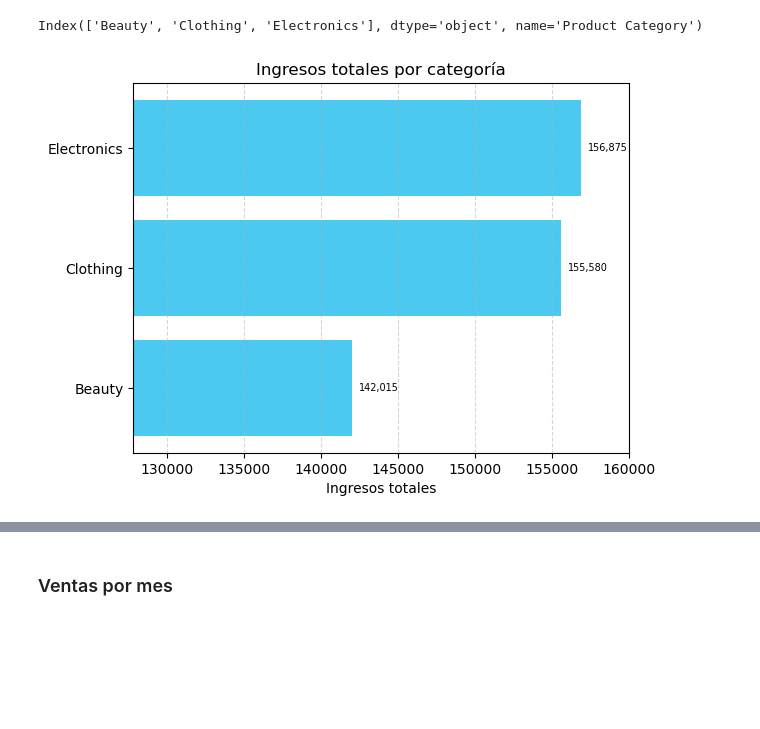
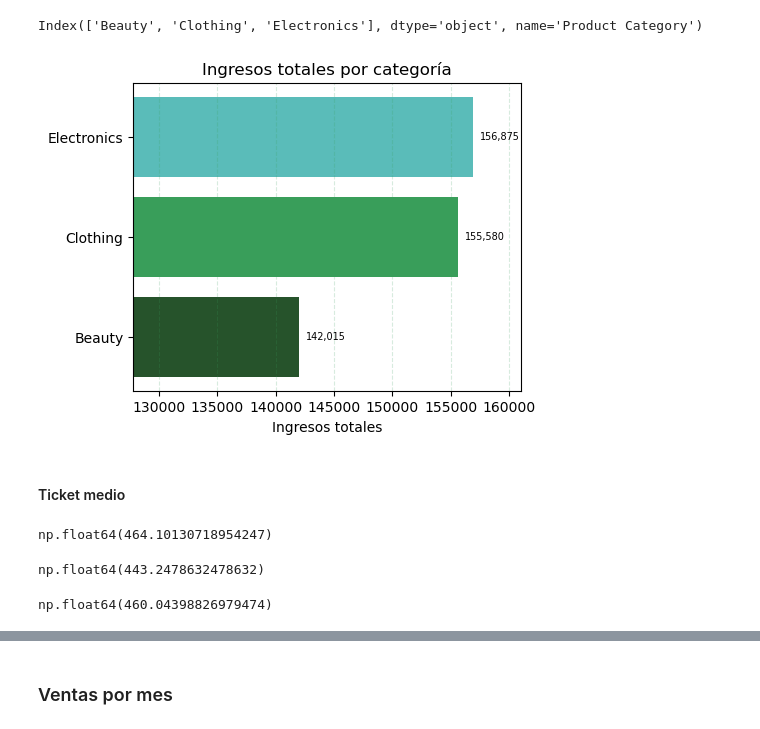
Before and after one commit to Jaumeesoleer/retail-analysis, a Jupyter notebook: notebooks/eda.ipynb, the cells around one changed output, grey strips where cells are left out. Cells and saved outputs as stored; diff of their text form; code cells hidden in the pictures; blank space fills up the shorter version.

```diff
--- a/notebooks/eda.ipynb
+++ b/notebooks/eda.ipynb
@@ -26,8 +28,8 @@ df['Product Category'].unique()
 # %% [output]
 array(['Beauty', 'Clothing', 'Electronics'], dtype=object)
 # %%
-categories_revenue = df.groupby(['Product Category'])['Total Amount'].sum().to_frame()
-categories_revenue
+category_df = df.groupby(['Product Category'])['Total Amount'].sum().to_frame()
+category_df
 # %% [output]
 |  | Total Amount |
 | Product Category |  |
@@ -39,22 +41,39 @@ categories_revenue.index
 # %% [output]
 Index(['Beauty', 'Clothing', 'Electronics'], dtype='object', name='Product Category')
 # %%
-y_pos = np.arange(len(categories_revenue.index))
-left_lim = categories_revenue['Total Amount'].min() * 0.9
-right_lim = 160000
-fig, ax = plt.subplots()
+y_pos = np.arange(len(category_df.index))
+left_lim = category_df['Total Amount'].min() * 0.9
+right_lim = 161000
+fig, ax = plt.subplots(figsize=(5,4))
 barh = ax.barh(
     y_pos,
-    categories_revenue['Total Amount'],
-    color = '#4CC9F0',
+    category_df['Total Amount'],
+    color = ['#26532B', '#399E5A', '#5ABCB9'],
     align = 'center'
 )
-ax.set_yticks(y_pos, labels = categories_revenue.index)
+ax.set_yticks(y_pos, labels = category_df.index)
 ax.set_xlim(left = left_lim, right = right_lim)
-ax.grid(axis='x', linestyle='--', alpha=0.5)
+ax.grid(axis='x', linestyle='--', alpha=0.2,  color = '#399E5A')
 ax.bar_label(barh, fmt='{:,.0f}', padding=5, fontsize=7)
 ax.set_xlabel('Ingresos totales')
 ax.set_title('Ingresos totales por categoría')
 plt.show()
 # %% [output]
-[figure, old version]
+[figure, new version]
+# %% [markdown]
+#### Ticket medio
+# %%
+beauty = df[df['Product Category'] == 'Beauty']
+beauty['Total Amount'].mean()
+# %% [output]
+np.float64(464.10130718954247)
+# %%
+clothing = df[df['Product Category'] == 'Clothing']
+clothing['Total Amount'].mean()
+# %% [output]
+np.float64(443.2478632478632)
+# %%
+electronics = df[df['Product Category'] == 'Electronics']
+electronics['Total Amount'].mean()
+# %% [output]
+np.float64(460.04398826979474)
```
Also changed, not shown: parts of 36 cells of this notebook.
